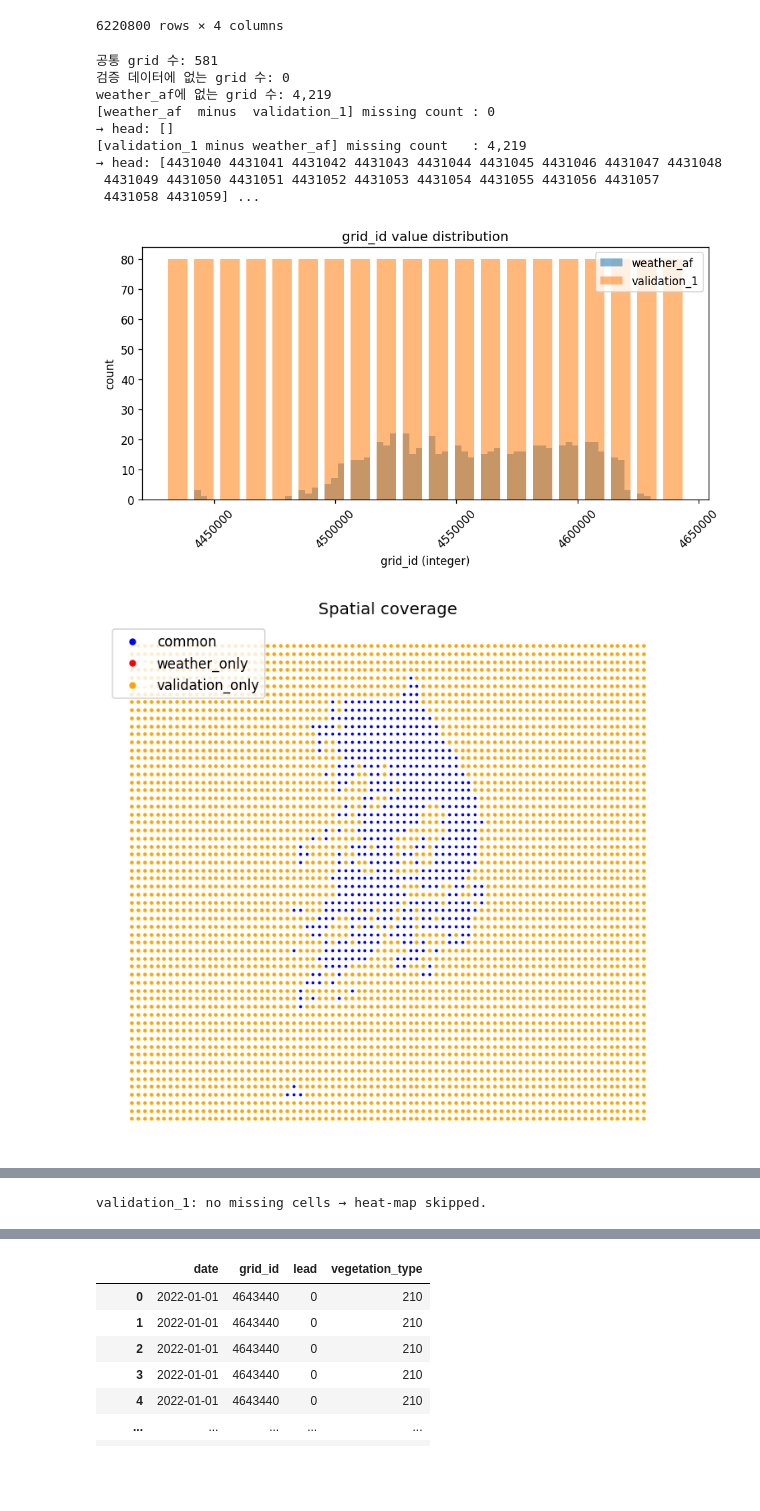
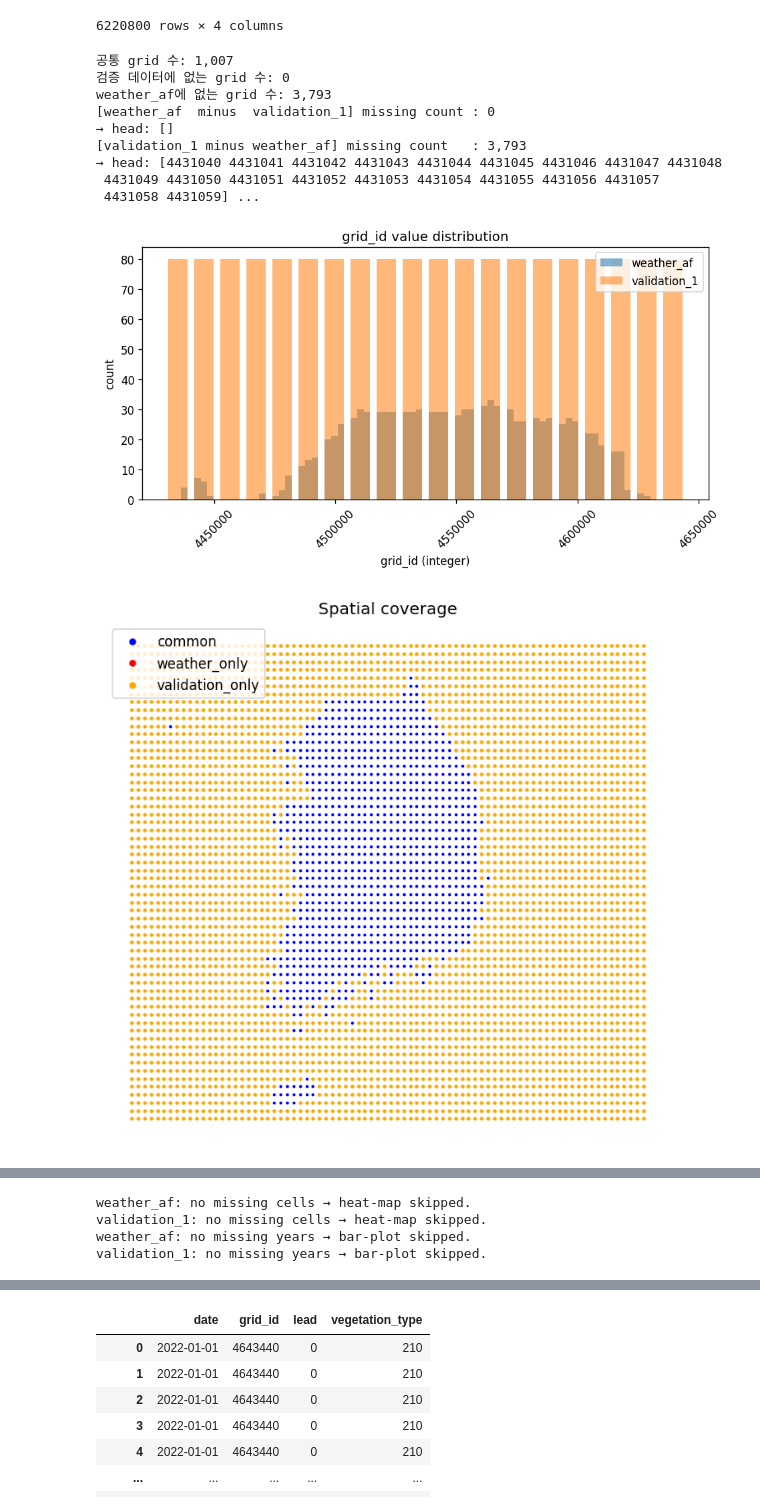
Before and after one commit to ToleranceKim/pof-model-korea, a Jupyter notebook: data/rest_data_consistency_check.ipynb, the cells around one changed output, grey strips where cells are left out. Cells and saved outputs as stored; diff of their text form; code cells hidden in the pictures; blank space fills up the shorter version.

```diff
--- a/data/rest_data_consistency_check.ipynb
+++ b/data/rest_data_consistency_check.ipynb
@@ -1434,7 +1465,7 @@ import matplotlib.ticker as mticker
 import seaborn as sns
 from pathlib import Path
 
-weather_af = pd.read_parquet(r"C:\Users\USER\Desktop\my_git\pof-model-korea\data\weather_af_land_forestfiltered_pop_road.parquet")
+weather_af = pd.read_parquet(r"C:\Users\USER\Desktop\my_git\pof-model-korea\data\weather_af_land_pop_road.parquet")
 val1 = pd.read_csv(r"C:\Users\USER\Desktop\my_git\pof-model-korea\data\Vegetation\vegetation_type_korea.csv")      # 검증 데이터 경로 지정
 
 # 공통 grid_id 집합
@@ -1557,35 +1588,35 @@ cov_v1 = coverage_matrix(val1,       "validation_1")
 def plot_heat(mat, label, sample=300):
     if mat is None or (1-mat).sum().sum() == 0:
         print(f"{label}: no missing cells → heat-map skipped.")
         return
     sns.heatmap(1-mat.head(sample), cmap="Blues_r", cbar=False)
     plt.title(f"{label} – missing (1 = gap)")
     plt.ylabel("grid_id"); plt.xlabel("year"); plt.tight_layout(); plt.show()
 
 def plot_gap_ratio(mat, label):
     if mat is None:
         return
     gap_rate = (1 - mat).sum() / mat.shape[0]
     if gap_rate.sum() == 0:
         print(f"{label}: no missing years → bar-plot skipped.")
         return
     gap_rate.plot(kind="bar", figsize=(8,3),
                   title=f"{label} – annual missing ratio")
     plt.ylabel("ratio"); plt.tight_layout(); plt.show()
 
 plot_heat(cov_w,  "weather_af")
 plot_heat(cov_v1, "validation_1")
 plot_gap_ratio(cov_w,  "weather_af")
 plot_gap_ratio(cov_v1, "validation_1")
 # %% [output]
-공통 grid 수: 581
+공통 grid 수: 1,007
 검증 데이터에 없는 grid 수: 0
-weather_af에 없는 grid 수: 4,219
+weather_af에 없는 grid 수: 3,793
 [weather_af  minus  validation_1] missing count : 0
 → head: []
-[validation_1 minus weather_af] missing count   : 4,219
+[validation_1 minus weather_af] missing count   : 3,793
 → head: [4431040 4431041 4431042 4431043 4431044 4431045 4431046 4431047 4431048
  4431049 4431050 4431051 4431052 4431053 4431054 4431055 4431056 4431057
  4431058 4431059] ...
-[figure, old version]
+[figure, new version]
-[figure, old version]
+[figure, new version]
@@ -1593 +1623,4 @@ weather_af에 없는 grid 수: 4,219
+weather_af: no missing cells → heat-map skipped.
 validation_1: no missing cells → heat-map skipped.
+weather_af: no missing years → bar-plot skipped.
+validation_1: no missing years → bar-plot skipped.
```
Also changed, not shown: parts of 74 cells of this notebook, 40 other files.
